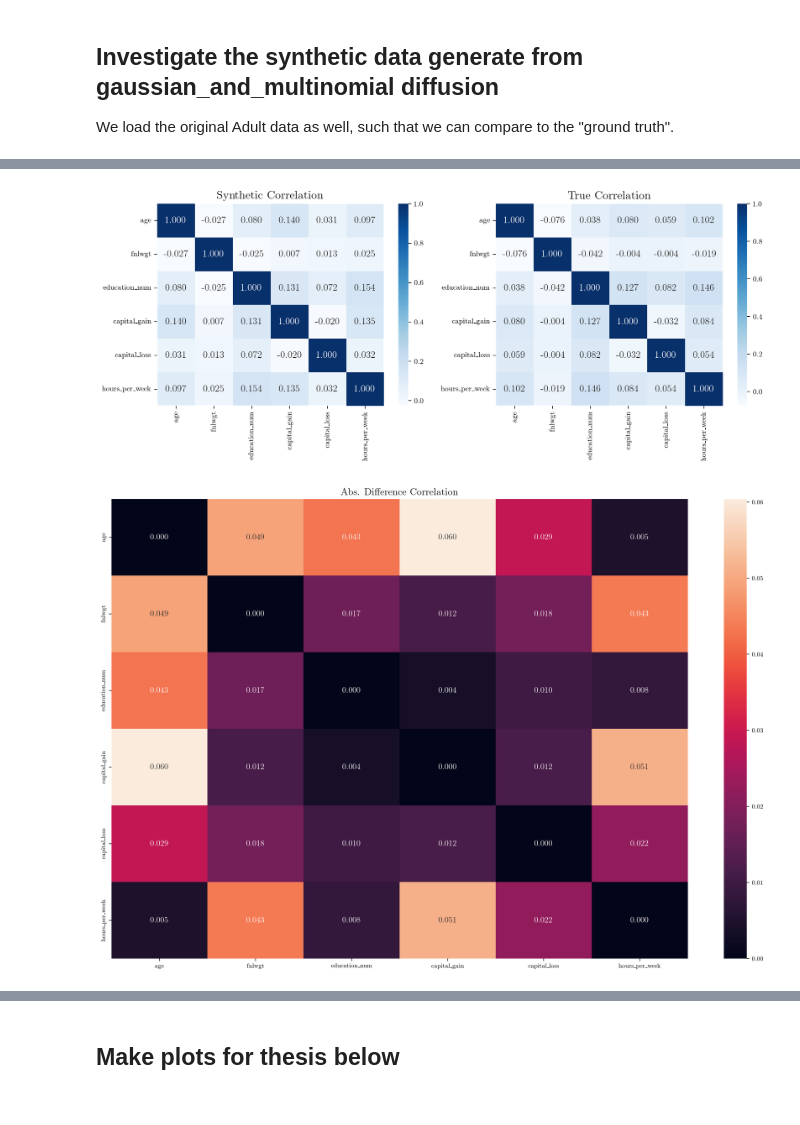
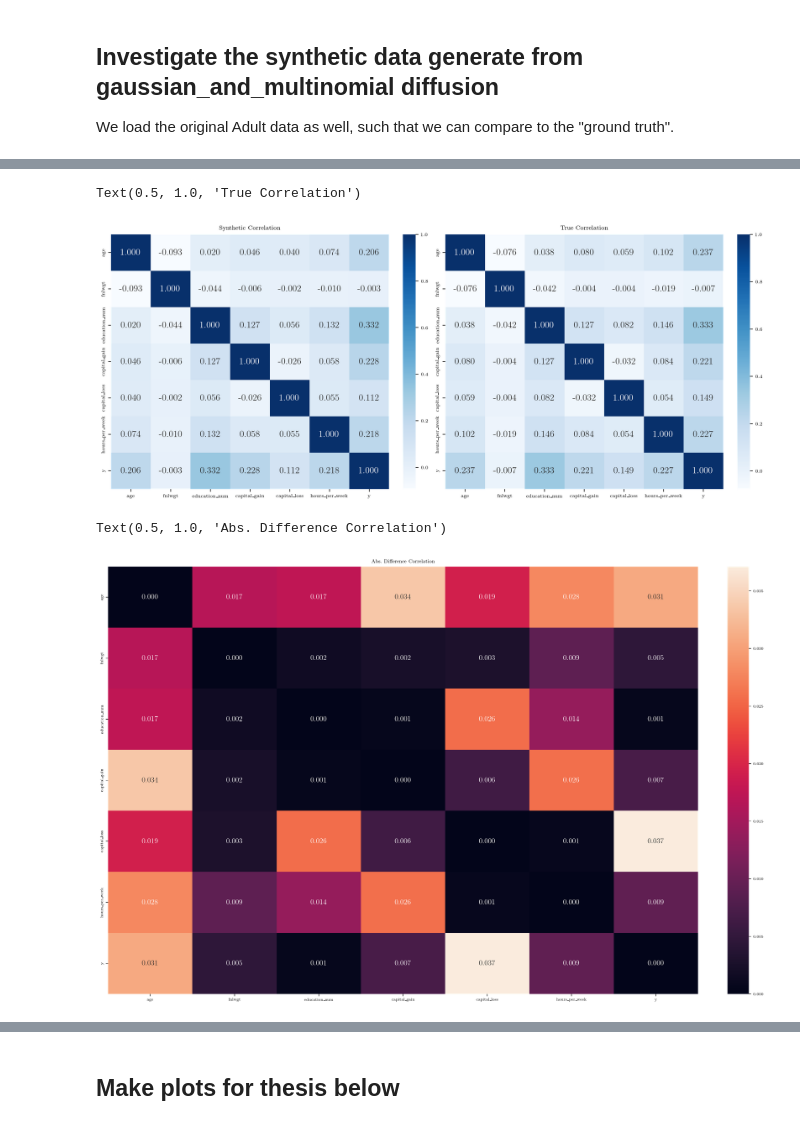
Before and after one commit to alexaoh/tabular-diffusion-for-counterfactuals, a Jupyter notebook: investigate_synthetic_data.ipynb, the cells around one changed output, grey strips where cells are left out. Drawn from its saved outputs; the diff is of its cells as text; code cells hidden in the pictures.

```diff
--- a/investigate_synthetic_data.ipynb
+++ b/investigate_synthetic_data.ipynb
@@ -51,19 +51,26 @@ categorical_features = ["workclass","marital_status","occupation","relationship"
 numerical_features = ["age","fnlwgt","education_num","capital_gain","capital_loss","hours_per_week"]
 
 # Load the real data into the scope.
-adult_data = pd.read_csv("adult_data_no_NA.csv", index_col = 0)
+training = pd.read_csv("splitted_data/AD/AD_train.csv", index_col = 0)
+test = pd.read_csv("splitted_data/AD/AD_test.csv", index_col = 0)
+valid = pd.read_csv("splitted_data/AD/AD_valid.csv", index_col = 0)
+data = {"Train":training, "Test":test, "Valid":valid}
+
+Data_object = Data(data, cat_features = categorical_features, num_features = numerical_features,
+                           already_splitted_data=True, scale_version="quantile", valid = True)
+X_train, y_train = Data_object.get_training_data()
+X_test, y_test = Data_object.get_test_data()
+print(X_train.shape)
+adult_data = Data_object.get_original_data()
 print(adult_data.shape)
 
-Adult = Data(adult_data, categorical_features, numerical_features, scale_version = "quantile", splits = [0.85,0.15])
-X_train, y_train = Adult.get_training_data()
-X_test, y_test = Adult.get_test_data()
-print(X_train.shape)
-
 # Load the synthetic data into the scope.
-synthetic_samples = pd.read_csv("synthetic_sample_both.csv", index_col = 0)
+synthetic_samples = pd.read_csv("synthetic_data/AD_Gaussian_multinomial_diffusion.csv", index_col = 0)
 print(synthetic_samples.shape)
 
 # Make sure the data types of the two data sets are the same (just in case)
-synthetic_samples[numerical_features] = synthetic_samples[numerical_features].astype("int64")
+#synthetic_samples[numerical_features] = synthetic_samples[numerical_features].astype("int64")
+#print(synthetic_samples.iloc[:,-1].value_counts(normalize = True))
+print(Data_object.get_proportion_of_response())
 # %% [output]
 Using 'cpu' device.
@@ -129,22 +105,22 @@ plt.tight_layout()
 # %%
 synthetic_corr = synthetic_samples.corr()
-true_corr = adult_data.iloc[:,:-1].corr()
+true_corr = adult_data.corr()
 
 fig, ax = plt.subplots(1,2, figsize=(12,5))
 sns.heatmap(synthetic_corr, annot = True, fmt = ".3f", ax = ax[0], cmap = "Blues")
 ax[0].set_title("Synthetic Correlation")
 sns.heatmap(true_corr, annot = True, fmt = ".3f", ax = ax[1], cmap = "Blues")
 ax[1].set_title("True Correlation")
-plt.tight_layout()
 # %% [output]
+Text(0.5, 1.0, 'True Correlation')
-[figure, old version]
+[figure, new version]
 # %%
 fig, ax = plt.subplots(figsize = (15,10))
 sns.heatmap(np.abs(true_corr - synthetic_corr), annot = True, fmt = ".3f", ax = ax)
 ax.set_title("Abs. Difference Correlation")
-plt.tight_layout()
 # %% [output]
+Text(0.5, 1.0, 'Abs. Difference Correlation')
-[figure, old version]
+[figure, new version]
 # %%
 percentiles = [0.1, 0.2, 0.25, 0.4, 0.5, 0.6, 0.75, 0.8, 0.9]
 desc_synth = synthetic_samples.describe(percentiles = percentiles)
```
Also changed, not shown: parts of 14 cells of this notebook, 39 other files.
